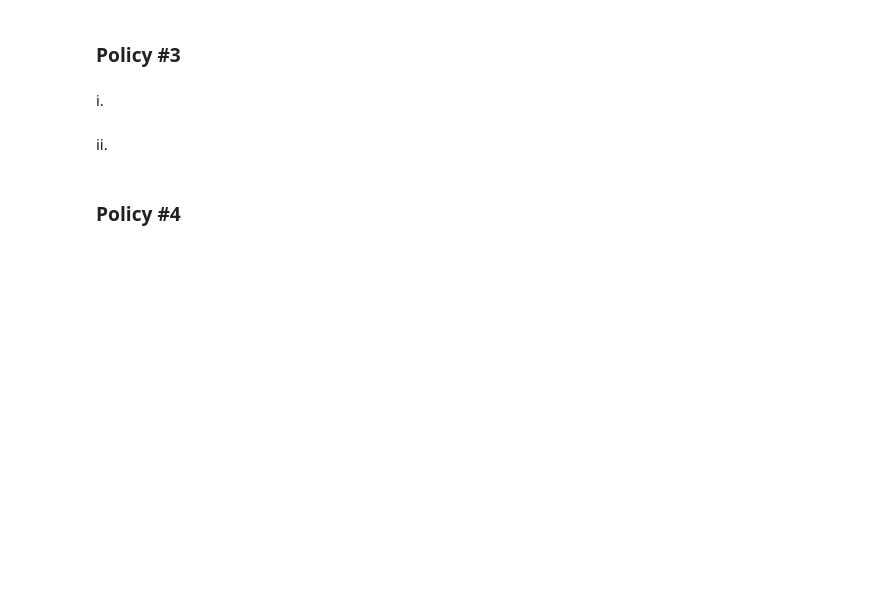
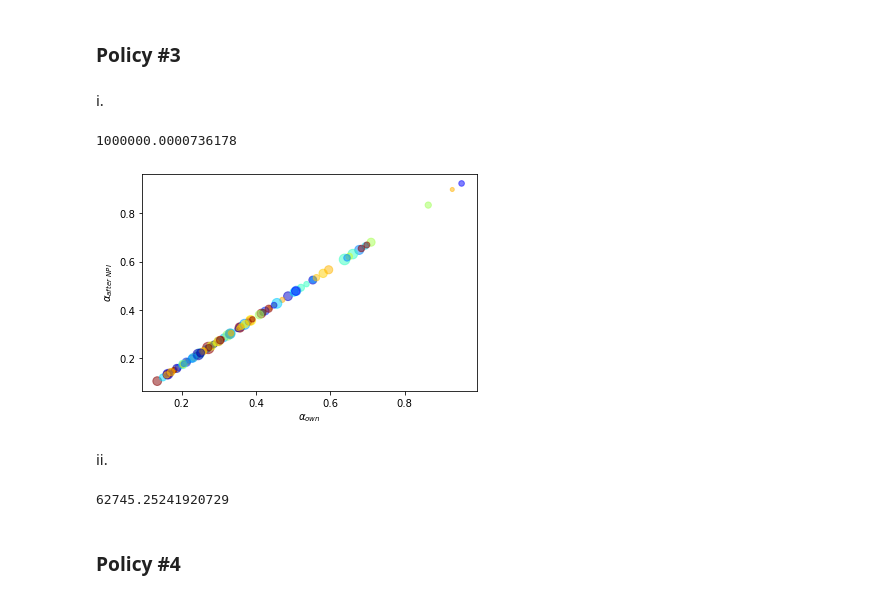
Before and after one commit to liaaaaran/PSTAT197A, a Jupyter notebook: Part2.ipynb, the cells around one changed output. Drawn from its saved outputs; the diff is of its cells as text; code cells hidden in the pictures; blank space fills up the shorter version.

```diff
--- a/Part2.ipynb
+++ b/Part2.ipynb
@@ -228,8 +207,26 @@ total_recovered_difference()
 ### Policy #3
 # %% [markdown]
 i.
+# %%
+def money_distributor(alpha_change):
+    alpha_afterNPI3=alpha_predicted-alpha_change
+    money=g_inv(alpha_afterNPI3)-g_inv(alpha_predicted)
+    return abs(1000000-np.sum(money))
+
+alpha_change=fmin(money_distributor, .01, disp=False)
+
+alpha_afterNPI3=alpha_predicted-alpha_change
+scatter_plot(alpha_afterNPI3)
+np.sum(g_inv(alpha_afterNPI3)-g_inv(alpha_predicted))
+# %% [output]
+1000000.0000736178
+[figure, added]
 # %% [markdown]
 ii.
+# %%
+total_recovered_difference(alpha_afterNPI3)
+# %% [output]
+62745.25241920729
 # %% [markdown]
 ### Policy #4
 # %% [markdown]
```
Also changed, not shown: parts of 14 cells of this notebook.
